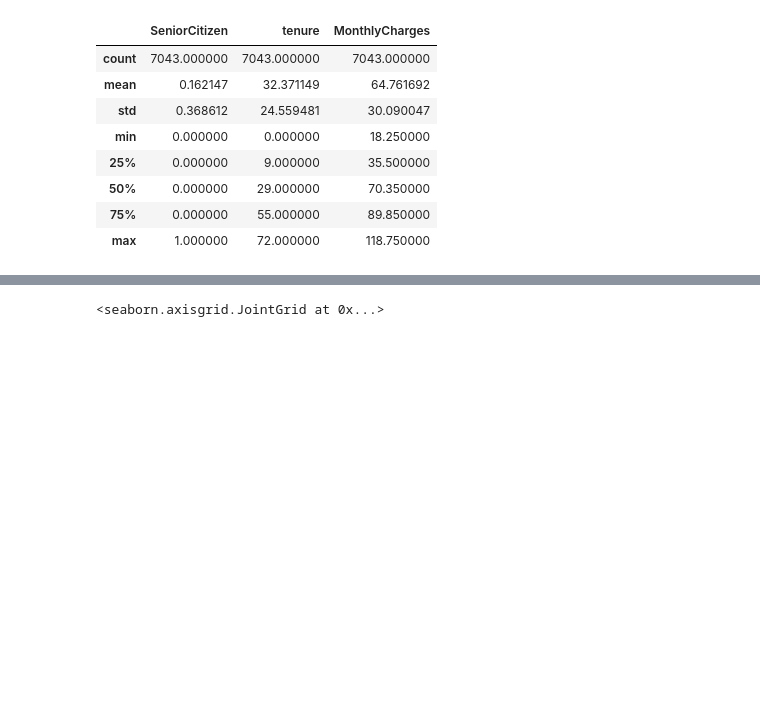
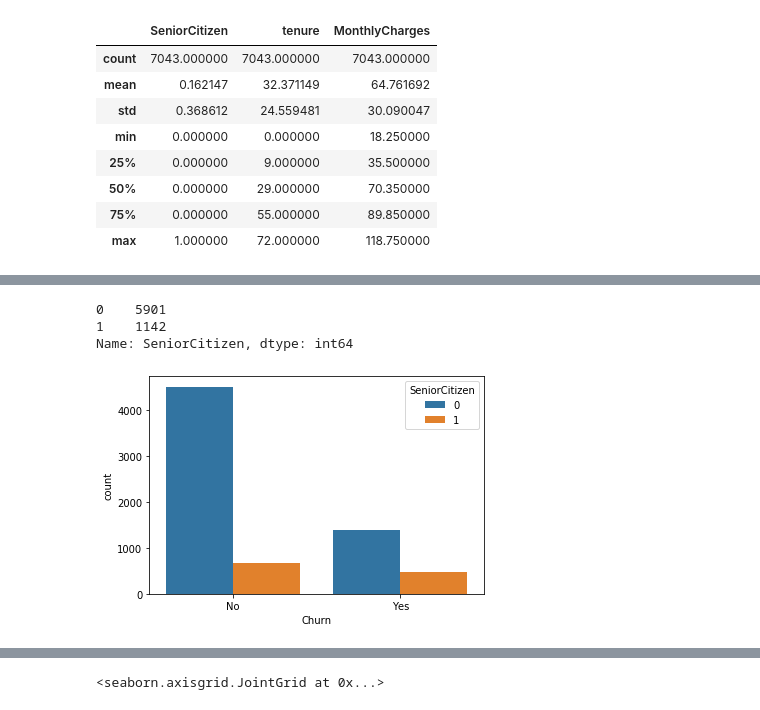
Before and after one commit to aadideshpande/Exploratory-Data-Analysis-of-Telco-Churn-dataset, a Jupyter notebook: eda-1.ipynb, the cells around one changed output, grey strips where cells are left out. Cells and saved outputs as stored; diff of their text form; code cells hidden in the pictures; blank space fills up the shorter version.

```diff
--- a/eda-1.ipynb
+++ b/eda-1.ipynb
@@ -56 +86,9 @@ tdata.describe()
+# %%
+sns.countplot(x='Churn',hue='SeniorCitizen', data = tdata)
+tdata['SeniorCitizen'].value_counts()
+# %% [output]
+0    5901
+1    1142
+Name: SeniorCitizen, dtype: int64
+[figure, added]
 # %%
```
Also changed, not shown: parts of 6 cells of this notebook.
